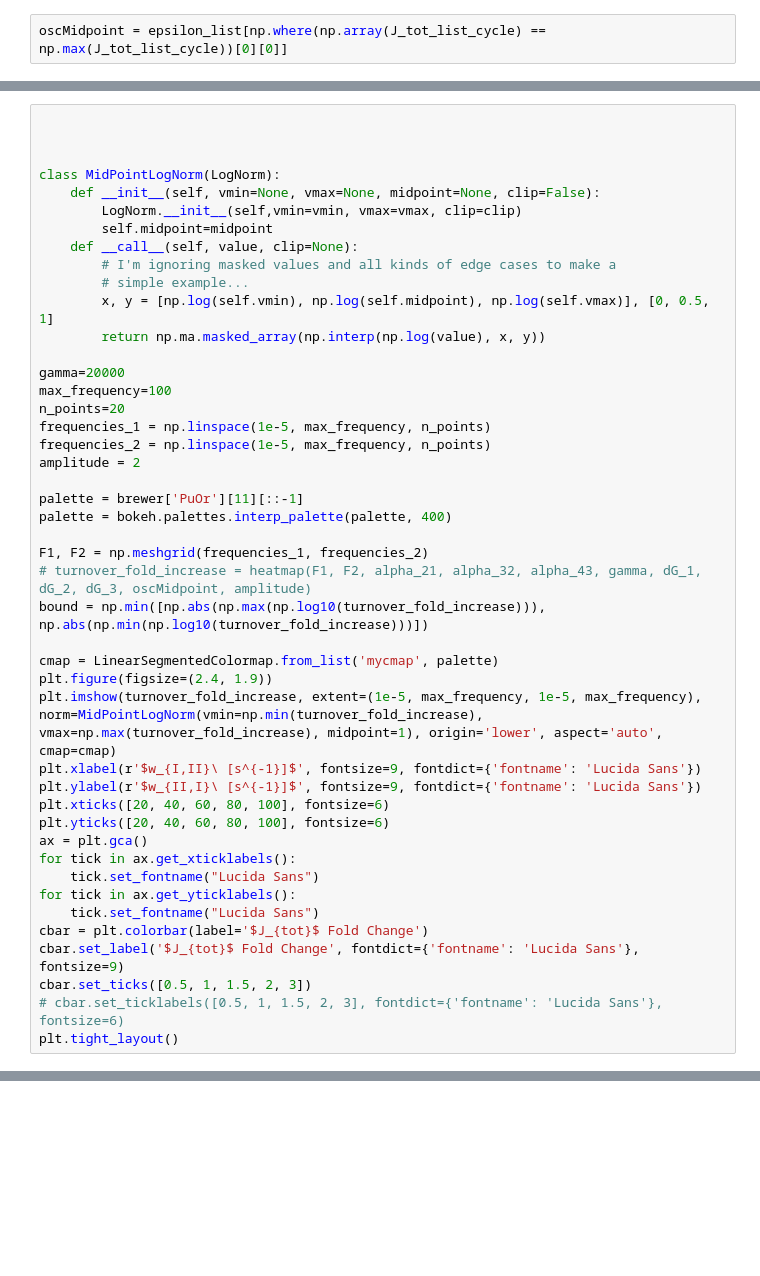
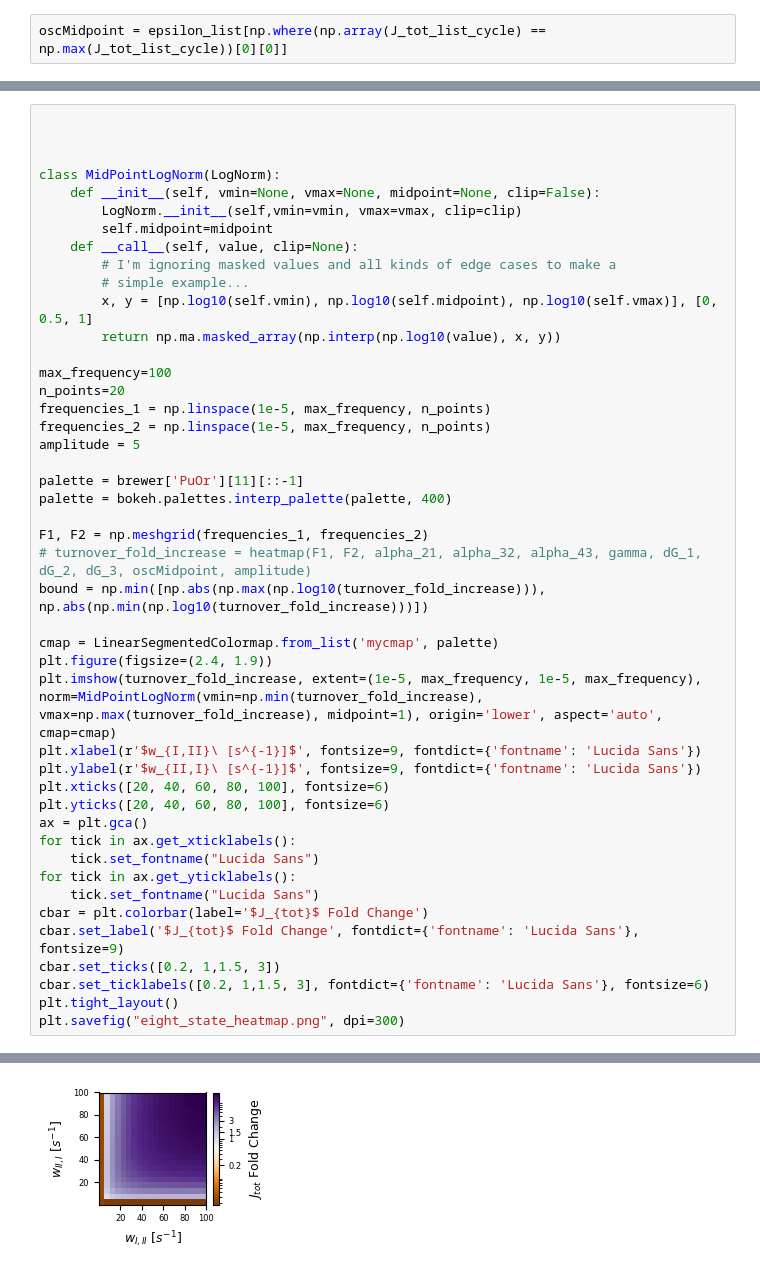
Before and after one commit to romamarketsandwich/diagram_dynamic_metabolism_v2, a Jupyter notebook: workflow/lib/scratch.ipynb, the cells around one changed output, grey strips where cells are left out. Drawn from its saved outputs; the diff is of its cells as text; blank space fills up the shorter version.

```diff
--- a/workflow/lib/scratch.ipynb
+++ b/workflow/lib/scratch.ipynb
@@ -761,15 +891,14 @@ class MidPointLogNorm(LogNorm):
     def __call__(self, value, clip=None):
         # I'm ignoring masked values and all kinds of edge cases to make a
         # simple example...
-        x, y = [np.log(self.vmin), np.log(self.midpoint), np.log(self.vmax)], [0, 0.5, 1]
-        return np.ma.masked_array(np.interp(np.log(value), x, y))
+        x, y = [np.log10(self.vmin), np.log10(self.midpoint), np.log10(self.vmax)], [0, 0.5, 1]
+        return np.ma.masked_array(np.interp(np.log10(value), x, y))
 
-gamma=20000
 max_frequency=100
 n_points=20
 frequencies_1 = np.linspace(1e-5, max_frequency, n_points)
 frequencies_2 = np.linspace(1e-5, max_frequency, n_points)
-amplitude = 2
+amplitude = 5
 
 palette = brewer['PuOr'][11][::-1]
 palette = bokeh.palettes.interp_palette(palette, 400)
@@ -792,7 +921,8 @@ for tick in ax.get_yticklabels():
     tick.set_fontname("Lucida Sans")
 cbar = plt.colorbar(label='$J_{tot}$ Fold Change')
 cbar.set_label('$J_{tot}$ Fold Change', fontdict={'fontname': 'Lucida Sans'}, fontsize=9)
-cbar.set_ticks([0.5, 1, 1.5, 2, 3])
-# cbar.set_ticklabels([0.5, 1, 1.5, 2, 3], fontdict={'fontname': 'Lucida Sans'}, fontsize=6)
+cbar.set_ticks([0.2, 1,1.5, 3])
+cbar.set_ticklabels([0.2, 1,1.5, 3], fontdict={'fontname': 'Lucida Sans'}, fontsize=6)
 plt.tight_layout()
+plt.savefig("eight_state_heatmap.png", dpi=300)
 # %% [output]
@@ -799,0 +946 @@ KeyboardInterrupt:
+[figure, added]
```
Also changed, not shown: parts of 12 cells of this notebook, 17 other files.
